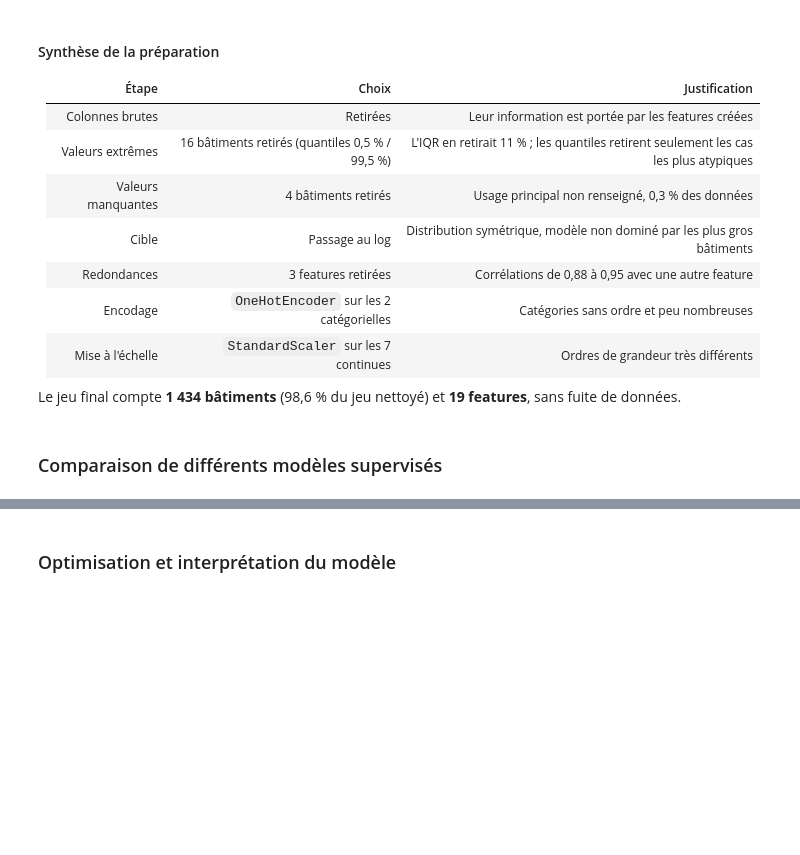
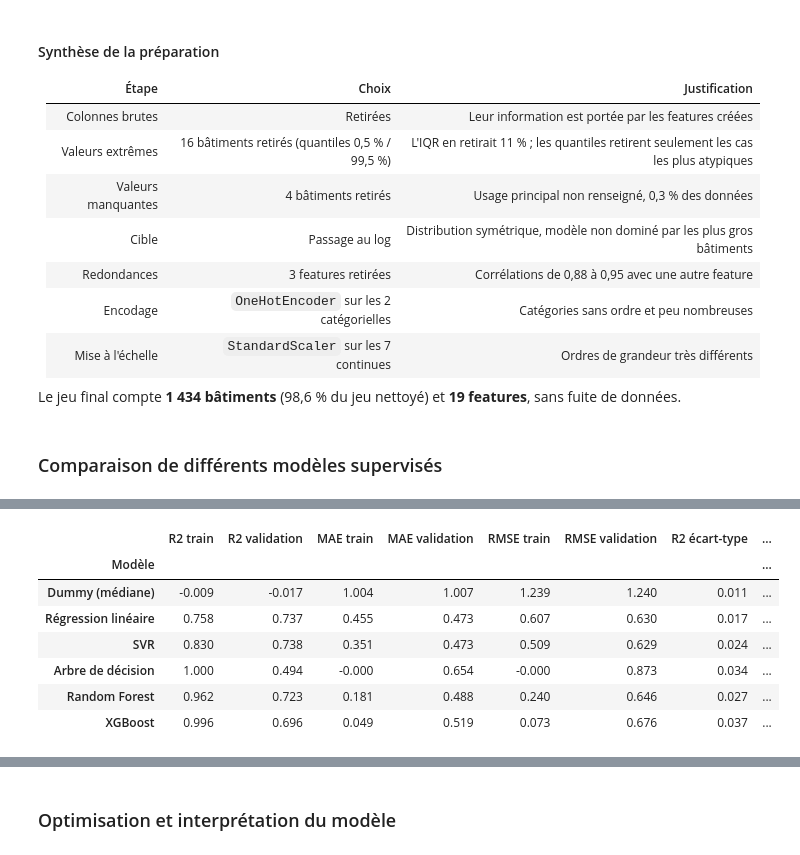
Before and after one commit to Txmwalker/anticipez-consommation-batiments, a Jupyter notebook: notebooks/02_modelisation.ipynb, the cells around one changed output, grey strips where cells are left out. Cells and saved outputs as stored; diff of their text form; code cells hidden in the pictures; blank space fills up the shorter version.

```diff
--- a/notebooks/02_modelisation.ipynb
+++ b/notebooks/02_modelisation.ipynb
@@ -814,0 +885,20 @@ Le jeu final compte **1 434 bâtiments** (98,6 % du jeu nettoyé) et **19 featur
+# %%
+modeles = {
+    "Dummy (médiane)": DummyRegressor(strategy="median"),
+    "Régression linéaire": LinearRegression(),
+    "SVR": SVR(),
+    "Arbre de décision": DecisionTreeRegressor(random_state=42),
+    "Random Forest": RandomForestRegressor(random_state=42, n_jobs=-1),
+    "XGBoost": XGBRegressor(random_state=42, n_jobs=-1),
+}
+comparaison = pd.DataFrame([evaluer_modele(nom, modele) for nom, modele in modeles.items()]).set_index("Modèle")
+comparaison.round(3)
+# %% [output]
+|  | R2 train | R2 validation | MAE train | MAE validation | RMSE train | RMSE validation | R2 écart-type | ... |
+| Modèle |  |  |  |  |  |  |  | ... |
+| Dummy (médiane) | -0.009 | -0.017 | 1.004 | 1.007 | 1.239 | 1.240 | 0.011 | ... |
+| Régression linéaire | 0.758 | 0.737 | 0.455 | 0.473 | 0.607 | 0.630 | 0.017 | ... |
+| SVR | 0.830 | 0.738 | 0.351 | 0.473 | 0.509 | 0.629 | 0.024 | ... |
+| Arbre de décision | 1.000 | 0.494 | -0.000 | 0.654 | -0.000 | 0.873 | 0.034 | ... |
+| Random Forest | 0.962 | 0.723 | 0.181 | 0.488 | 0.240 | 0.646 | 0.027 | ... |
+| XGBoost | 0.996 | 0.696 | 0.049 | 0.519 | 0.073 | 0.676 | 0.037 | ... |
```
Also changed, not shown: parts of 34 cells of this notebook, 2 other files.
